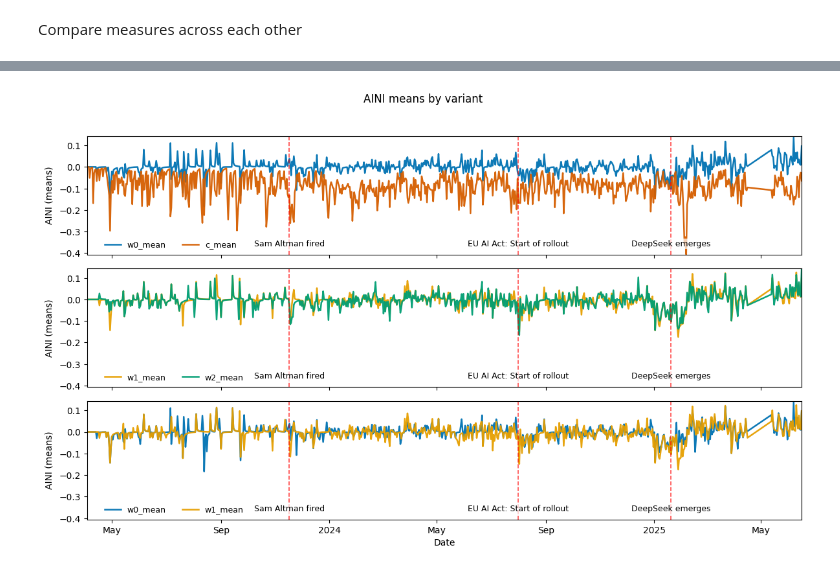
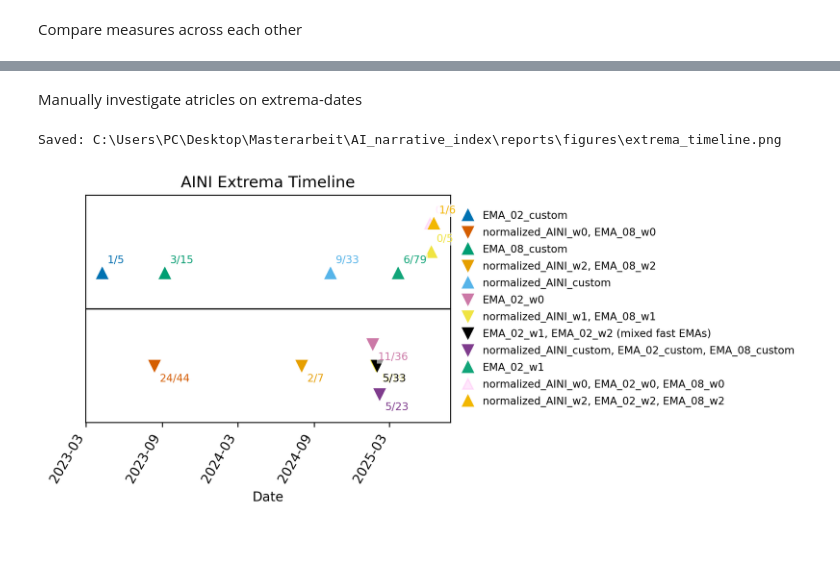
Before and after one commit to LarsIX/narrative_index, a Jupyter notebook: notebooks/exploratory_analysis_aini.ipynb, the cells around one changed output, grey strips where cells are left out. Drawn from its saved outputs; the diff is of its cells as text; code cells hidden in the pictures; blank space fills up the shorter version.

Commit message:
continued extrema analysis

```diff
--- a/notebooks/exploratory_analysis_aini.ipynb
+++ b/notebooks/exploratory_analysis_aini.ipynb
@@ -934,7 +997,15 @@ total           0.058         384.295          22.110          17.172
-# %%
-plot_path = fig_path / "aini_means.png"
-plot_aini_means_three_panels(m,
-                            title = "AINI means by variant",
-                            outpath = plot_path )
-# %% [output]
-[figure]
+# %% [markdown]
+Manually investigate atricles on extrema-dates
+# %%
+# investigate distribution via timeline
+outpath = fig_path / "extrema_timeline.png"
+fig, ax = plot_timeline(
+    fractions_min=["24/44", "2/7", "11/36", "5/19", "5/33", "5/23"],
+    fractions_max=["1/5", "3/15", "9/33", "6/79", "0/1", "0/5", "1/6"],
+    outpath="reports/figures/aini_timeline_with_fractions.png"
+)
+
+print(f"Saved: {outpath.resolve()}")
+# %% [output]
+Saved: C:\Users\PC\Desktop\Masterarbeit\AI_narrative_index\reports\figures\extrema_timeline.png
+[figure, new version]
```
Also changed, not shown: parts of 20 cells of this notebook, 11 other files.
